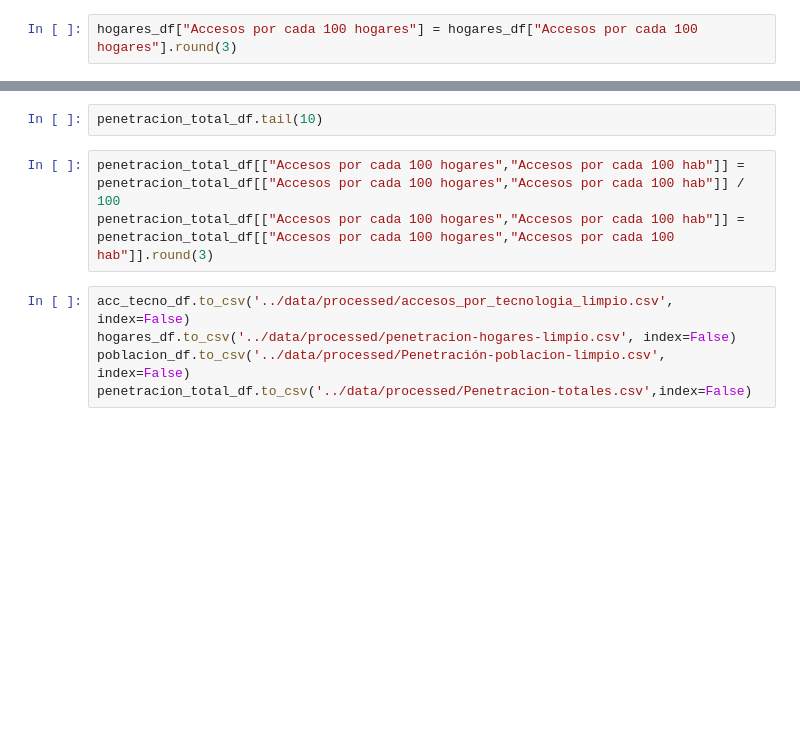
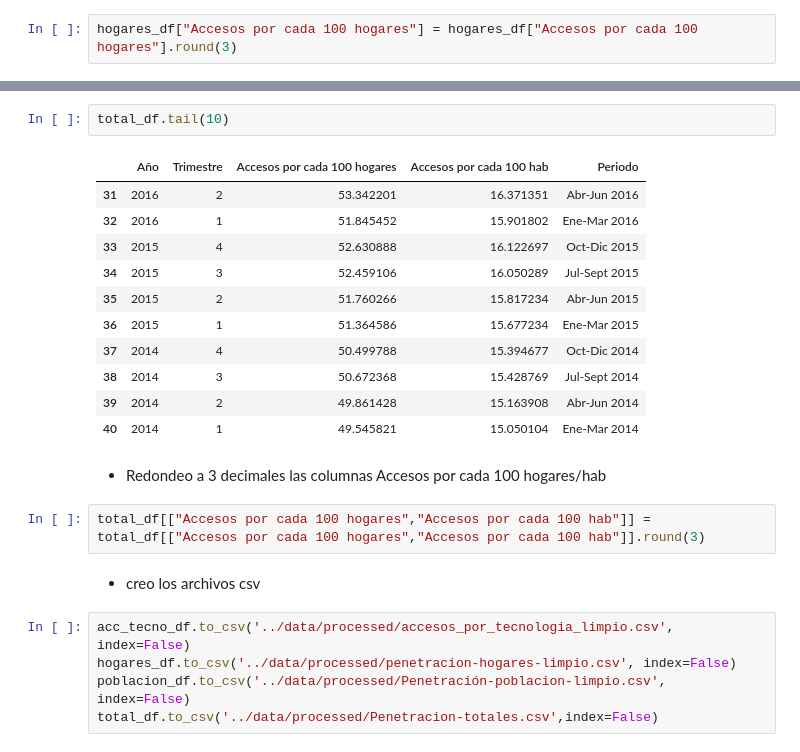
Before and after one commit to leandrosposito/Proyecto-individual-2-Henry, a Jupyter notebook: Scripts/data_processing.ipynb, the cells around one changed output, grey strips where cells are left out. Drawn from its saved outputs; the diff is of its cells as text; blank space fills up the shorter version.

```diff
--- a/Scripts/data_processing.ipynb
+++ b/Scripts/data_processing.ipynb
@@ -109,10 +339,25 @@ penetracion_total_df.head(10)
 # %%
-penetracion_total_df.tail(10)
+total_df.tail(10)
+# %% [output]
+|  | Año | Trimestre | Accesos por cada 100 hogares | Accesos por cada 100 hab | Periodo |
+| 31 | 2016 | 2 | 53.342201 | 16.371351 | Abr-Jun 2016 |
+| 32 | 2016 | 1 | 51.845452 | 15.901802 | Ene-Mar 2016 |
+| 33 | 2015 | 4 | 52.630888 | 16.122697 | Oct-Dic 2015 |
+| 34 | 2015 | 3 | 52.459106 | 16.050289 | Jul-Sept 2015 |
+| 35 | 2015 | 2 | 51.760266 | 15.817234 | Abr-Jun 2015 |
+| 36 | 2015 | 1 | 51.364586 | 15.677234 | Ene-Mar 2015 |
+| 37 | 2014 | 4 | 50.499788 | 15.394677 | Oct-Dic 2014 |
+| 38 | 2014 | 3 | 50.672368 | 15.428769 | Jul-Sept 2014 |
+| 39 | 2014 | 2 | 49.861428 | 15.163908 | Abr-Jun 2014 |
+| 40 | 2014 | 1 | 49.545821 | 15.050104 | Ene-Mar 2014 |
+# %% [markdown]
+* Redondeo a 3 decimales las columnas Accesos por cada 100 hogares/hab
 # %%
-penetracion_total_df[["Accesos por cada 100 hogares","Accesos por cada 100 hab"]] = penetracion_total_df[["Accesos por cada 100 hogares","Accesos por cada 100 hab"]] / 100
-penetracion_total_df[["Accesos por cada 100 hogares","Accesos por cada 100 hab"]] = penetracion_total_df[["Accesos por cada 100 hogares","Accesos por cada 100 hab"]].round(3)
+total_df[["Accesos por cada 100 hogares","Accesos por cada 100 hab"]] = total_df[["Accesos por cada 100 hogares","Accesos por cada 100 hab"]].round(3)
+# %% [markdown]
+* creo los archivos csv
 # %%
 acc_tecno_df.to_csv('../data/processed/accesos_por_tecnologia_limpio.csv', index=False)
 hogares_df.to_csv('../data/processed/penetracion-hogares-limpio.csv', index=False)
 poblacion_df.to_csv('../data/processed/Penetración-poblacion-limpio.csv', index=False)
-penetracion_total_df.to_csv('../data/processed/Penetracion-totales.csv',index=False)
+total_df.to_csv('../data/processed/Penetracion-totales.csv',index=False)
```
Also changed, not shown: parts of 37 cells of this notebook, 5 other files.
